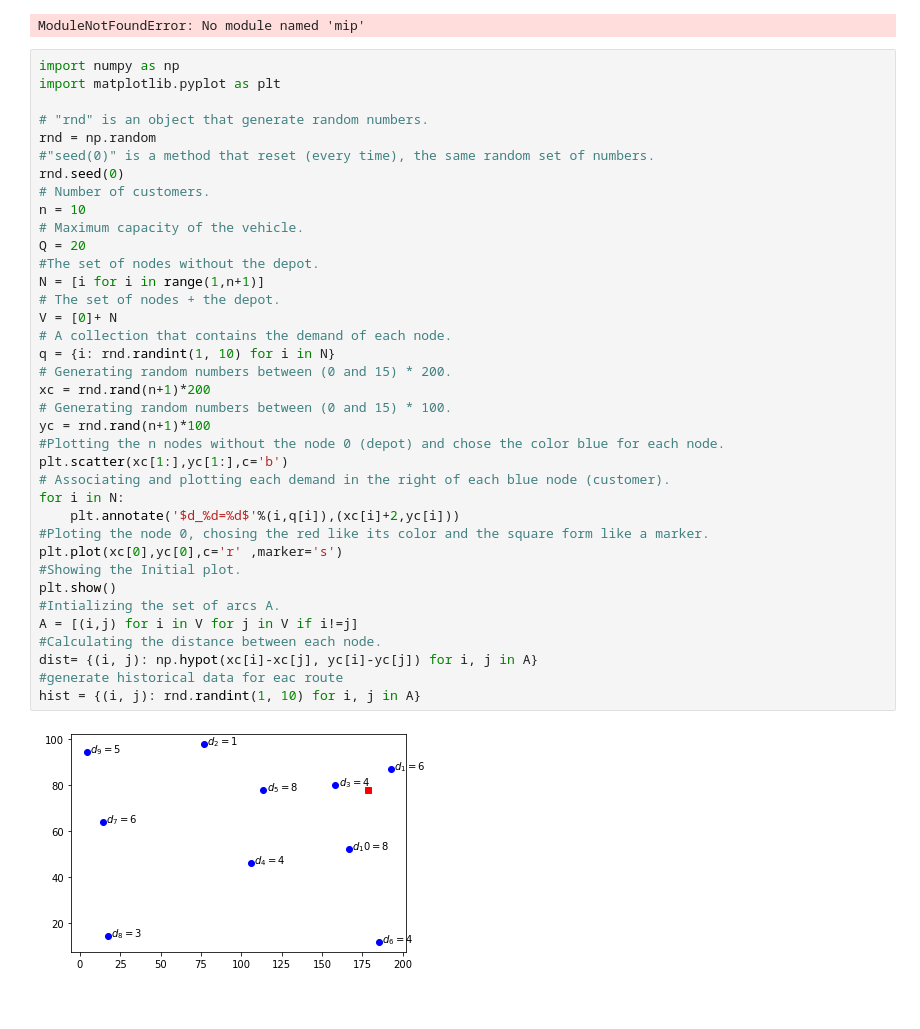
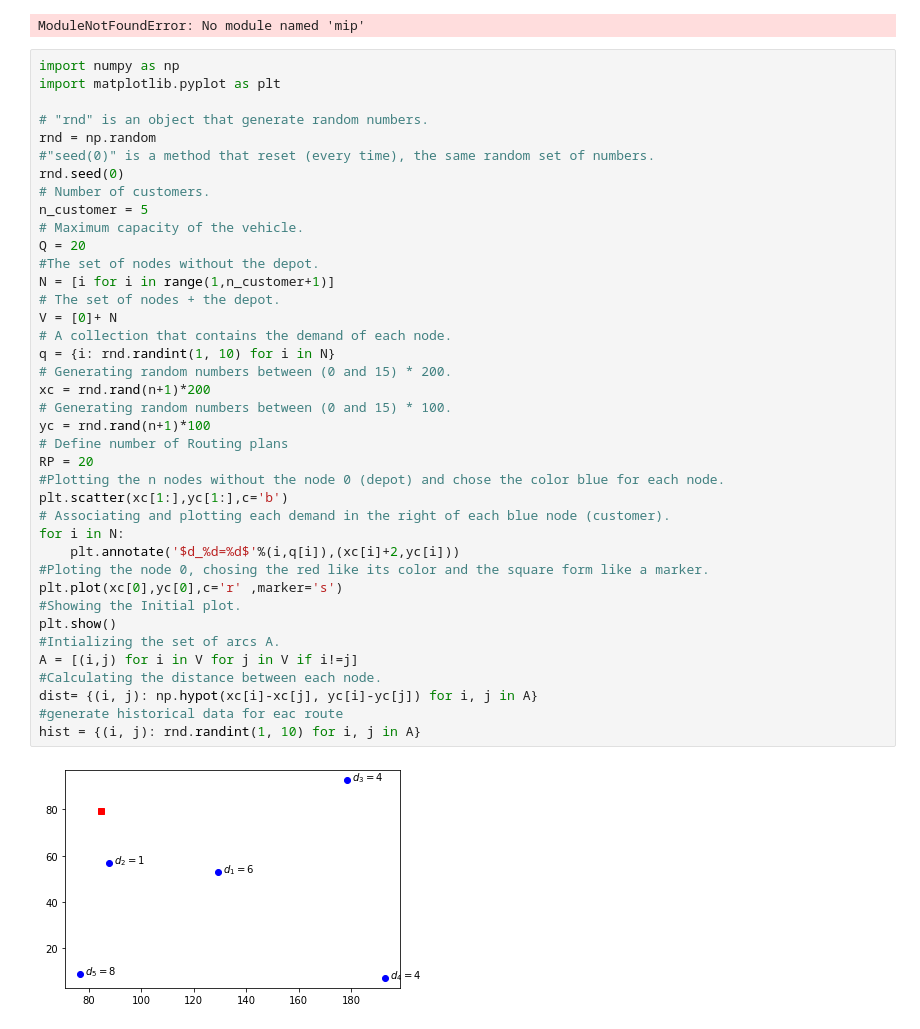
Before and after one commit to selfDiscipline/3L-SDVR, a Jupyter notebook: 3L-SDVR.ipynb, the cells around one changed output. Saved outputs shown, nothing was run; the diff lists cells and outputs as text.

Commit message:
Routing

```diff
--- a/3L-SDVR.ipynb
+++ b/3L-SDVR.ipynb
@@ -351,33 +344,35 @@ rnd = np.random
 #"seed(0)" is a method that reset (every time), the same random set of numbers.
 rnd.seed(0)
 # Number of customers.
-n = 10
+n_customer = 5
 # Maximum capacity of the vehicle.
 Q = 20
 #The set of nodes without the depot.
-N = [i for i in range(1,n+1)]
+N = [i for i in range(1,n_customer+1)]
 # The set of nodes + the depot.
 V = [0]+ N
 # A collection that contains the demand of each node.
 q = {i: rnd.randint(1, 10) for i in N}
 # Generating random numbers between (0 and 15) * 200.
 xc = rnd.rand(n+1)*200
 # Generating random numbers between (0 and 15) * 100.
 yc = rnd.rand(n+1)*100
+# Define number of Routing plans
+RP = 20
 #Plotting the n nodes without the node 0 (depot) and chose the color blue for each node.
 plt.scatter(xc[1:],yc[1:],c='b')
 # Associating and plotting each demand in the right of each blue node (customer).
 for i in N:
     plt.annotate('$d_%d=%d$'%(i,q[i]),(xc[i]+2,yc[i]))
 #Ploting the node 0, chosing the red like its color and the square form like a marker.
 plt.plot(xc[0],yc[0],c='r' ,marker='s')
 #Showing the Initial plot.
 plt.show()
 #Intializing the set of arcs A.
 A = [(i,j) for i in V for j in V if i!=j]
 #Calculating the distance between each node.
 dist= {(i, j): np.hypot(xc[i]-xc[j], yc[i]-yc[j]) for i, j in A}
 #generate historical data for eac route
 hist = {(i, j): rnd.randint(1, 10) for i, j in A}
 # %% [output]
-[figure, old version]
+[figure, new version]
```
Also changed, not shown: parts of 4 cells of this notebook.
